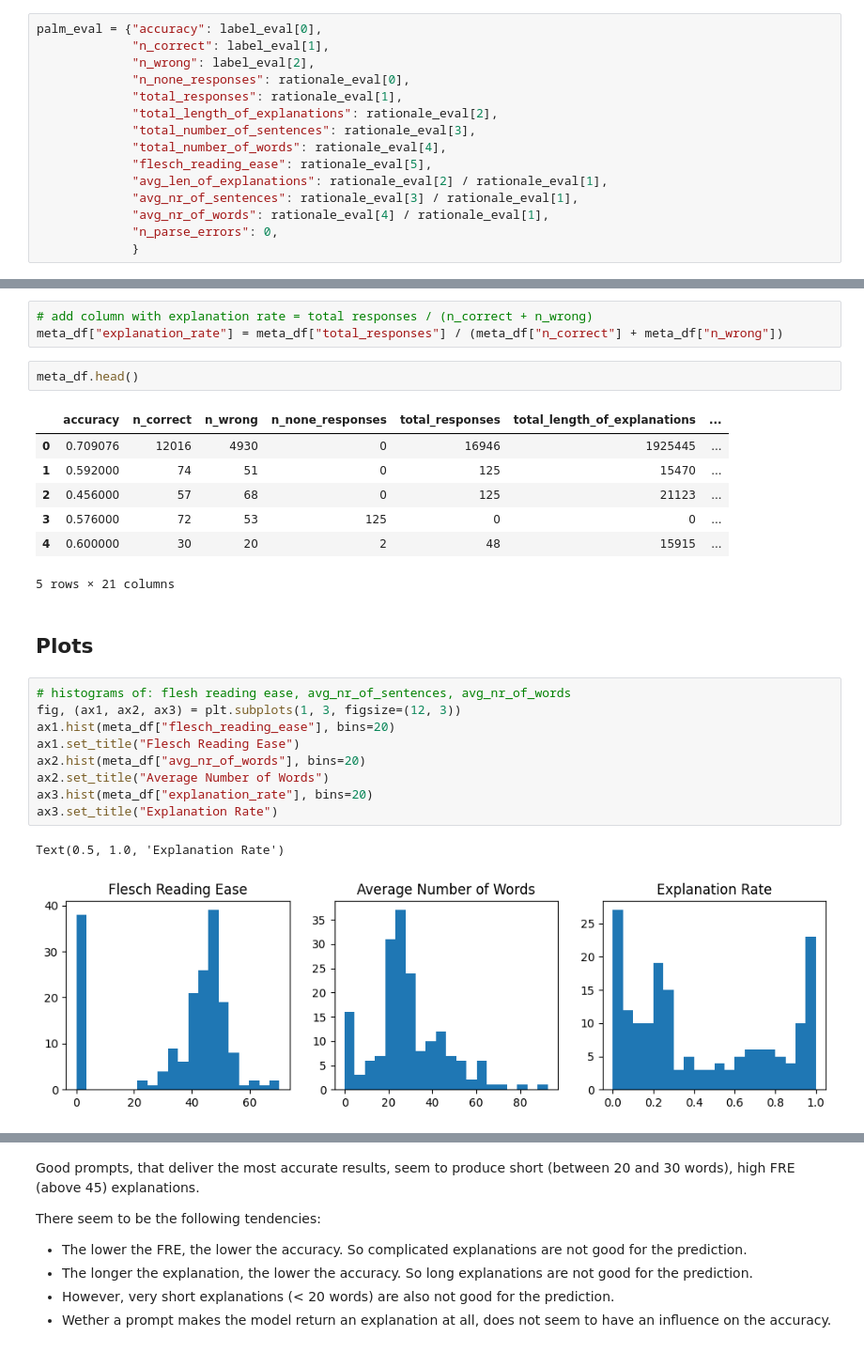
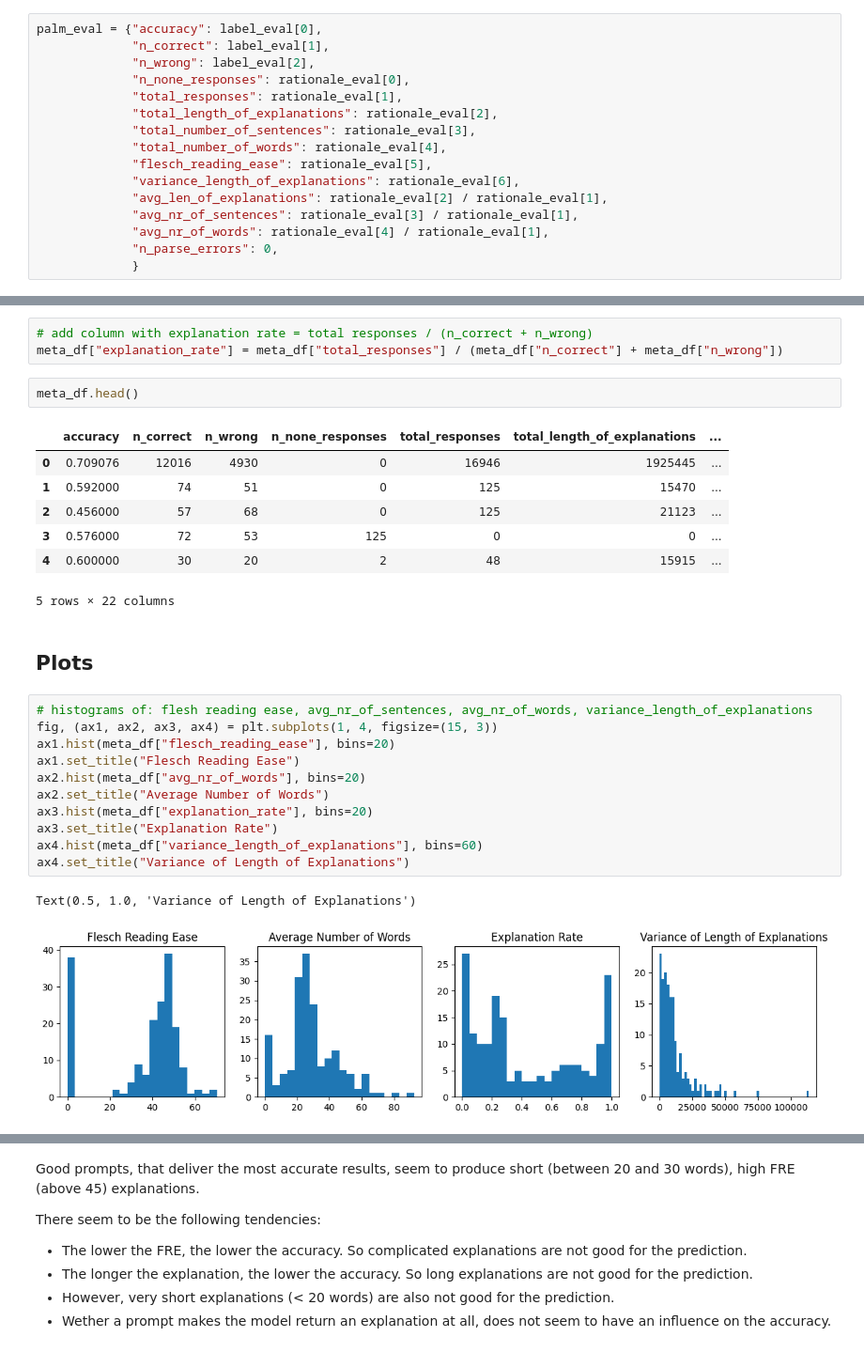
Before and after one commit to lukasvoege/ZeroShot-step-by-step-distillation, a Jupyter notebook: analytics.ipynb, the cells around one changed output, grey strips where cells are left out. Shown at 94% size. Drawn from its saved outputs; the diff is of its cells as text.

```diff
--- a/analytics.ipynb
+++ b/analytics.ipynb
@@ -39,6 +39,7 @@ palm_eval = {"accuracy": label_eval[0],
              "total_number_of_sentences": rationale_eval[3],
              "total_number_of_words": rationale_eval[4],
              "flesch_reading_ease": rationale_eval[5],
+             "variance_length_of_explanations": rationale_eval[6],
              "avg_len_of_explanations": rationale_eval[2] / rationale_eval[1],
              "avg_nr_of_sentences": rationale_eval[3] / rationale_eval[1],
              "avg_nr_of_words": rationale_eval[4] / rationale_eval[1],
@@ -61,19 +62,21 @@ meta_df.head()
 | 2 | 0.456000 | 57 | 68 | 0 | 125 | 21123 | ... |
 | 3 | 0.576000 | 72 | 53 | 125 | 0 | 0 | ... |
 | 4 | 0.600000 | 30 | 20 | 2 | 48 | 15915 | ... |
-5 rows × 21 columns
+5 rows × 22 columns
 # %% [markdown]
 ## Plots
 # %%
-# histograms of: flesh reading ease, avg_nr_of_sentences, avg_nr_of_words
-fig, (ax1, ax2, ax3) = plt.subplots(1, 3, figsize=(12, 3))
+# histograms of: flesh reading ease, avg_nr_of_sentences, avg_nr_of_words, variance_length_of_explanations
+fig, (ax1, ax2, ax3, ax4) = plt.subplots(1, 4, figsize=(15, 3))
 ax1.hist(meta_df["flesch_reading_ease"], bins=20)
 ax1.set_title("Flesch Reading Ease")
 ax2.hist(meta_df["avg_nr_of_words"], bins=20)
 ax2.set_title("Average Number of Words")
 ax3.hist(meta_df["explanation_rate"], bins=20)
 ax3.set_title("Explanation Rate")
+ax4.hist(meta_df["variance_length_of_explanations"], bins=60)
+ax4.set_title("Variance of Length of Explanations")
 # %% [output]
-Text(0.5, 1.0, 'Explanation Rate')
+Text(0.5, 1.0, 'Variance of Length of Explanations')
-[figure, old version]
+[figure, new version]
 # %%
```
Also changed, not shown: parts of 2 cells of this notebook, 5 other files.
